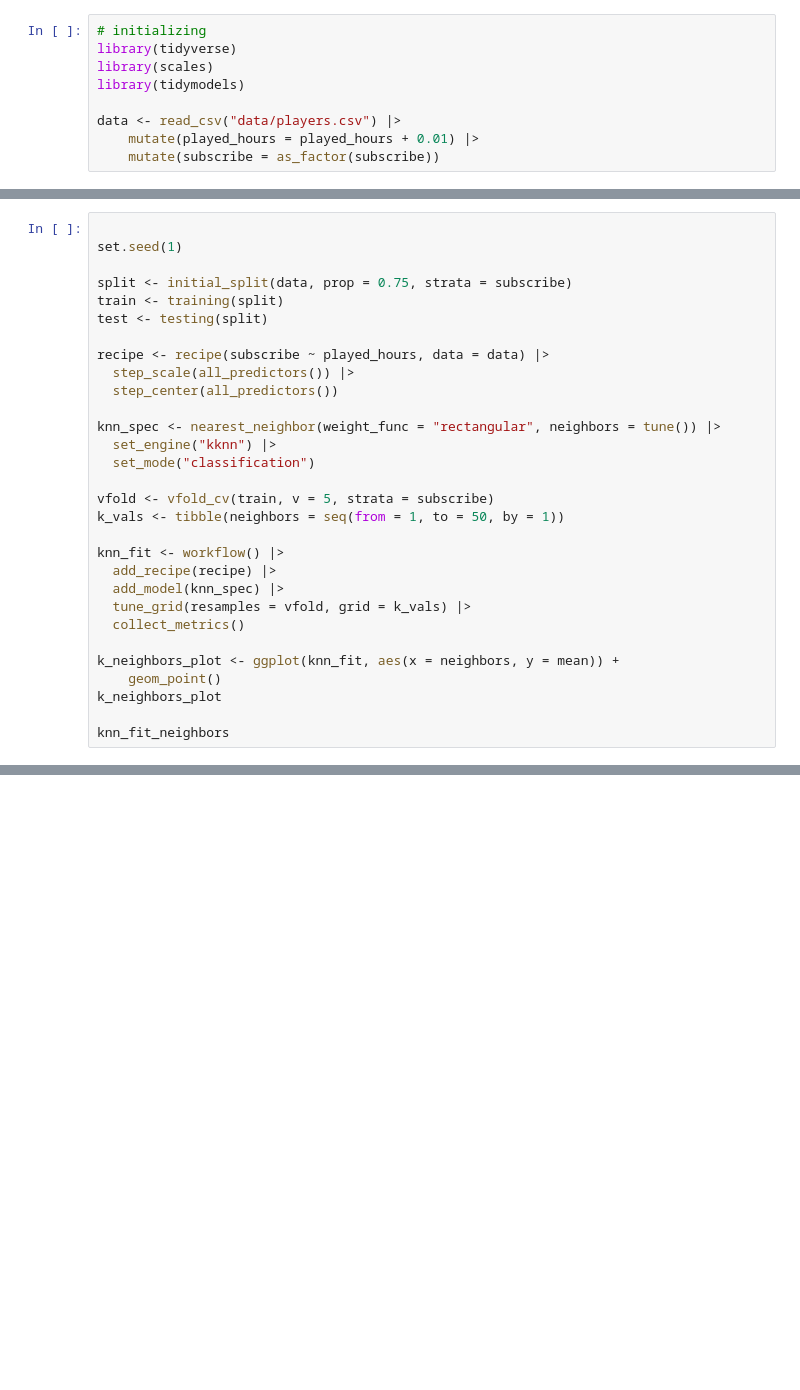
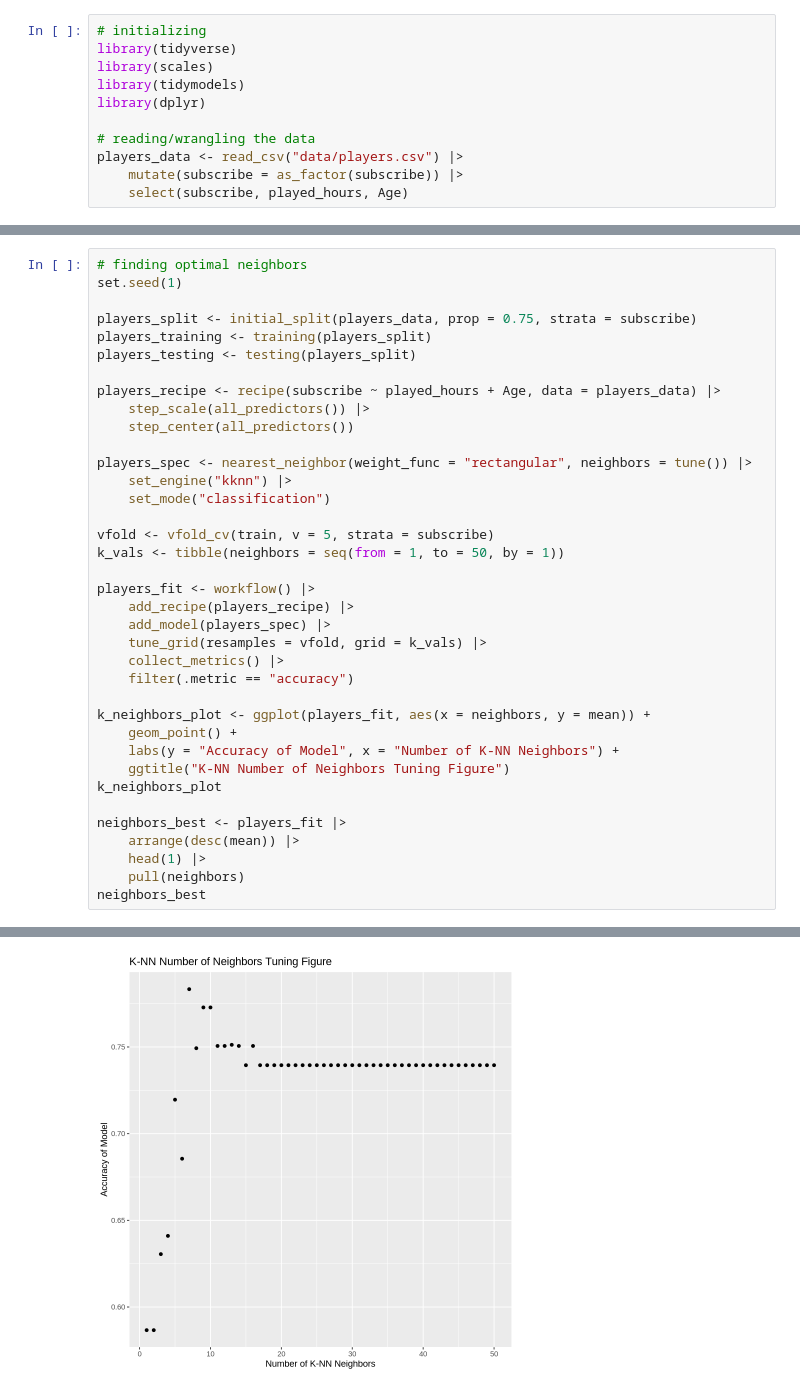
Before and after one commit to sjhillen/DSCI-Group-Project, a Jupyter notebook: Sam_testing.ipynb, the cells around one changed output, grey strips where cells are left out. Saved outputs shown, nothing was run; the diff lists cells and outputs as text; blank space fills up the shorter version.

```diff
--- a/Sam_testing.ipynb
+++ b/Sam_testing.ipynb
@@ -3,7 +3,9 @@
 library(tidyverse)
 library(scales)
 library(tidymodels)
+library(dplyr)
 
-data <- read_csv("data/players.csv") |>
-    mutate(played_hours = played_hours + 0.01) |>
-    mutate(subscribe = as_factor(subscribe))
+# reading/wrangling the data
+players_data <- read_csv("data/players.csv") |>
+    mutate(subscribe = as_factor(subscribe)) |>
+    select(subscribe, played_hours, Age)
@@ -19,30 +22,38 @@ ERROR: Error in ggplot(data, aes(x = Age, y = played_hours, color = subscribe)):
 # %%
-
+# finding optimal neighbors
 set.seed(1)
 
-split <- initial_split(data, prop = 0.75, strata = subscribe)
-train <- training(split)
-test <- testing(split)
+players_split <- initial_split(players_data, prop = 0.75, strata = subscribe)
+players_training <- training(players_split)
+players_testing <- testing(players_split)
 
-recipe <- recipe(subscribe ~ played_hours, data = data) |>
-  step_scale(all_predictors()) |>
-  step_center(all_predictors())
+players_recipe <- recipe(subscribe ~ played_hours + Age, data = players_data) |>
+    step_scale(all_predictors()) |>
+    step_center(all_predictors())
 
-knn_spec <- nearest_neighbor(weight_func = "rectangular", neighbors = tune()) |>
-  set_engine("kknn") |>
-  set_mode("classification")
+players_spec <- nearest_neighbor(weight_func = "rectangular", neighbors = tune()) |>
+    set_engine("kknn") |>
+    set_mode("classification")
 
 vfold <- vfold_cv(train, v = 5, strata = subscribe)
 k_vals <- tibble(neighbors = seq(from = 1, to = 50, by = 1))
 
-knn_fit <- workflow() |>
-  add_recipe(recipe) |>
-  add_model(knn_spec) |>
-  tune_grid(resamples = vfold, grid = k_vals) |>
-  collect_metrics()
+players_fit <- workflow() |>
+    add_recipe(players_recipe) |>
+    add_model(players_spec) |>
+    tune_grid(resamples = vfold, grid = k_vals) |>
+    collect_metrics() |>
+    filter(.metric == "accuracy")
 
-k_neighbors_plot <- ggplot(knn_fit, aes(x = neighbors, y = mean)) +
-    geom_point()
+k_neighbors_plot <- ggplot(players_fit, aes(x = neighbors, y = mean)) +
+    geom_point() +
+    labs(y = "Accuracy of Model", x = "Number of K-NN Neighbors") +
+    ggtitle("K-NN Number of Neighbors Tuning Figure")
 k_neighbors_plot
 
-knn_fit_neighbors
+neighbors_best <- players_fit |>
+    arrange(desc(mean)) |>
+    head(1) |>
+    pull(neighbors)
+neighbors_best
+# %% [output]
@@ -48,0 +61 @@ knn_fit_neighbors
+[figure, added]
```
Also changed, not shown: parts of 4 cells of this notebook.
